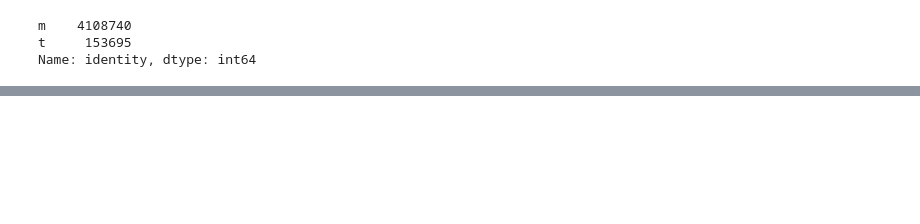
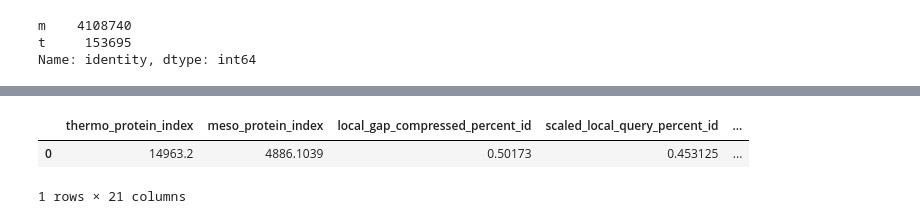
Before and after one commit to learn2therm/ValidProt, a Jupyter notebook: notebooks/database_pruning.ipynb, the cells around one changed output, grey strips where cells are left out. Saved outputs shown, nothing was run; the diff lists cells and outputs as text; code cells hidden in the pictures; blank space fills up the shorter version.

```diff
--- a/notebooks/database_pruning.ipynb
+++ b/notebooks/database_pruning.ipynb
@@ -305,0 +430,6 @@ Name: identity, dtype: int64
+# %%
+con.execute("""SELECT * FROM protein_pairs LIMIT 1""").df()
+# %% [output]
+|  | thermo_protein_index | meso_protein_index | local_gap_compressed_percent_id | scaled_local_query_percent_id | ... |
+| 0 | 14963.2 | 4886.1039 | 0.50173 | 0.453125 | ... |
+1 rows × 21 columns
```
Also changed, not shown: parts of 34 cells of this notebook, 14 other files.
